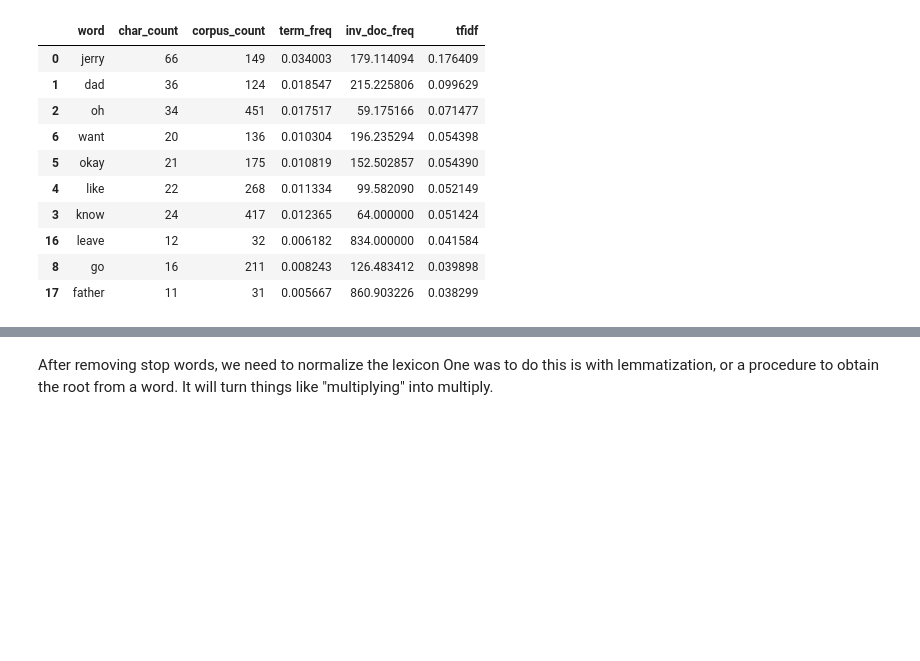
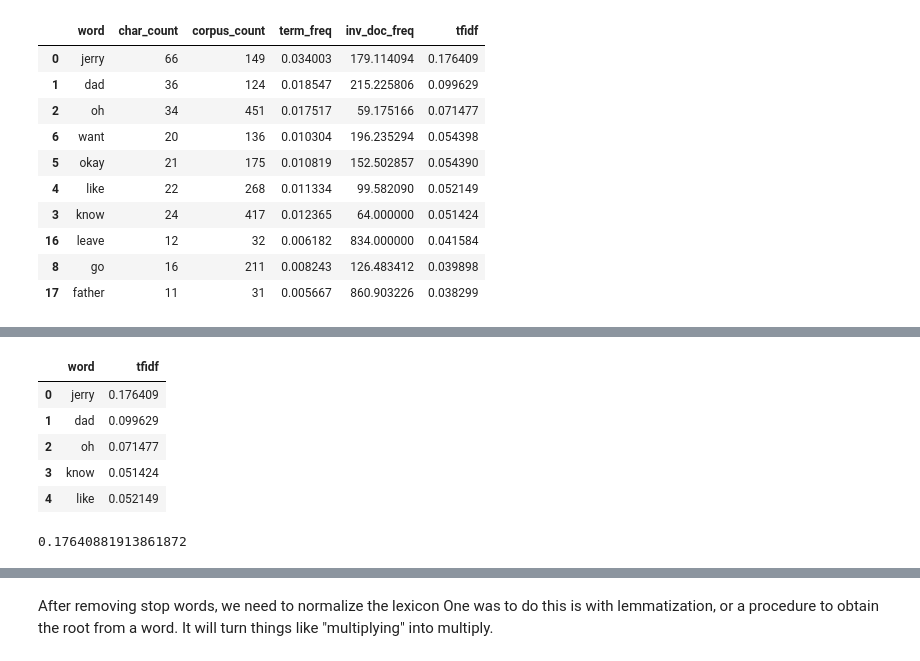
Before and after one commit to mccormd1/RandM_Transcript_Sentiment_Analysis, a Jupyter notebook: RandM_Words_and_NLP.ipynb, the cells around one changed output, grey strips where cells are left out. Cells and saved outputs as stored; diff of their text form; code cells hidden in the pictures; blank space fills up the shorter version.

```diff
--- a/RandM_Words_and_NLP.ipynb
+++ b/RandM_Words_and_NLP.ipynb
@@ -1210,0 +1208,13 @@ beth.sort_values('tfidf',ascending=False).head(10)
+# %%
+beth[['word','tfidf']].head()
+# %% [output]
+|  | word | tfidf |
+| 0 | jerry | 0.176409 |
+| 1 | dad | 0.099629 |
+| 2 | oh | 0.071477 |
+| 3 | know | 0.051424 |
+| 4 | like | 0.052149 |
+# %%
+beth.sort_values('tfidf',ascending=False).tfidf.iloc[0]
+# %% [output]
+0.17640881913861872
```
Also changed, not shown: parts of 12 cells of this notebook, 15 other files.
